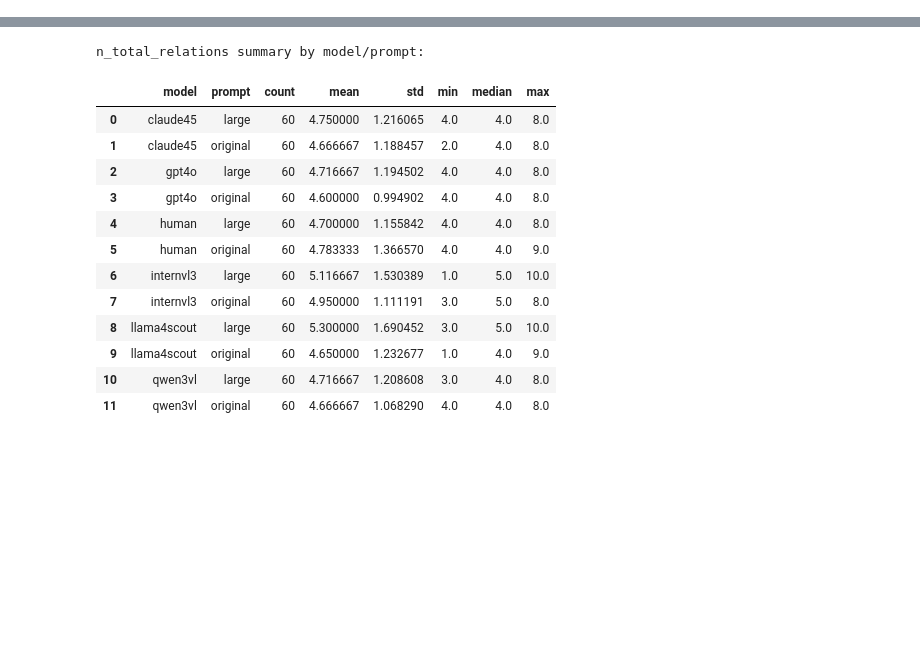
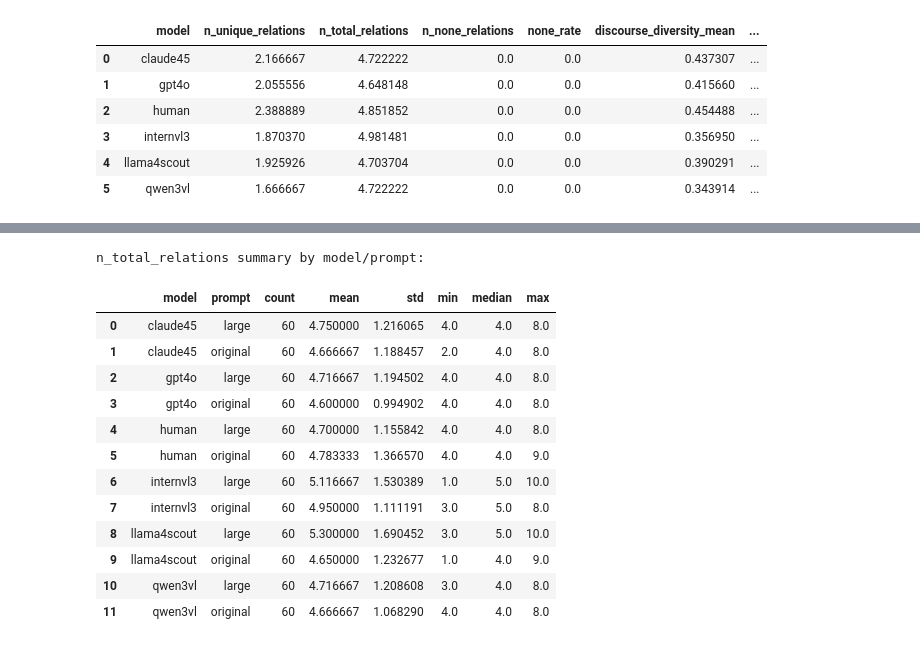
Before and after one commit to GU-CLASP/coherence-driven-humans, a Jupyter notebook: analysis/implicit_connectives_profiles.ipynb, the cells around one changed output, grey strips where cells are left out. Saved outputs shown, nothing was run; the diff lists cells and outputs as text; code cells hidden in the pictures; blank space fills up the shorter version.

```diff
--- a/analysis/implicit_connectives_profiles.ipynb
+++ b/analysis/implicit_connectives_profiles.ipynb
@@ -211,0 +217,10 @@ discourse_agg
+# %%
+discourse_agg_original_54
+# %% [output]
+|  | model | n_unique_relations | n_total_relations | n_none_relations | none_rate | discourse_diversity_mean | ... |
+| 0 | claude45 | 2.166667 | 4.722222 | 0.0 | 0.0 | 0.437307 | ... |
+| 1 | gpt4o | 2.055556 | 4.648148 | 0.0 | 0.0 | 0.415660 | ... |
+| 2 | human | 2.388889 | 4.851852 | 0.0 | 0.0 | 0.454488 | ... |
+| 3 | internvl3 | 1.870370 | 4.981481 | 0.0 | 0.0 | 0.356950 | ... |
+| 4 | llama4scout | 1.925926 | 4.703704 | 0.0 | 0.0 | 0.390291 | ... |
+| 5 | qwen3vl | 1.666667 | 4.722222 | 0.0 | 0.0 | 0.343914 | ... |
```
Also changed, not shown: parts of 22 cells of this notebook, 9 other files.
